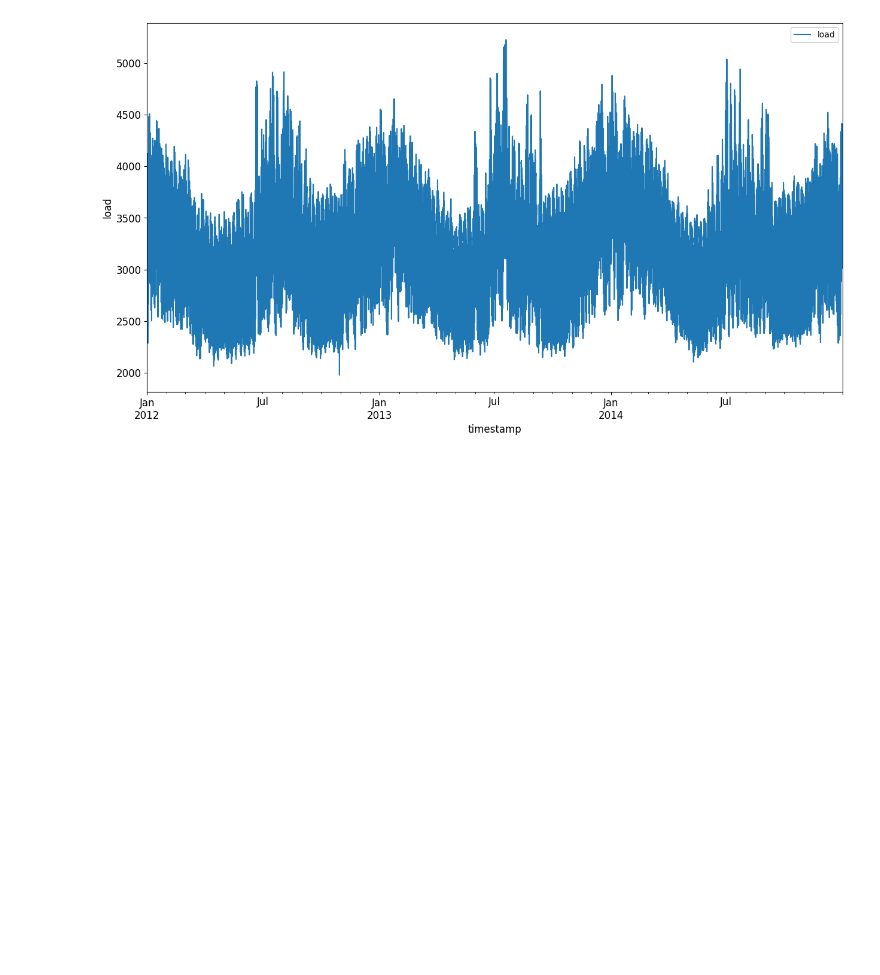
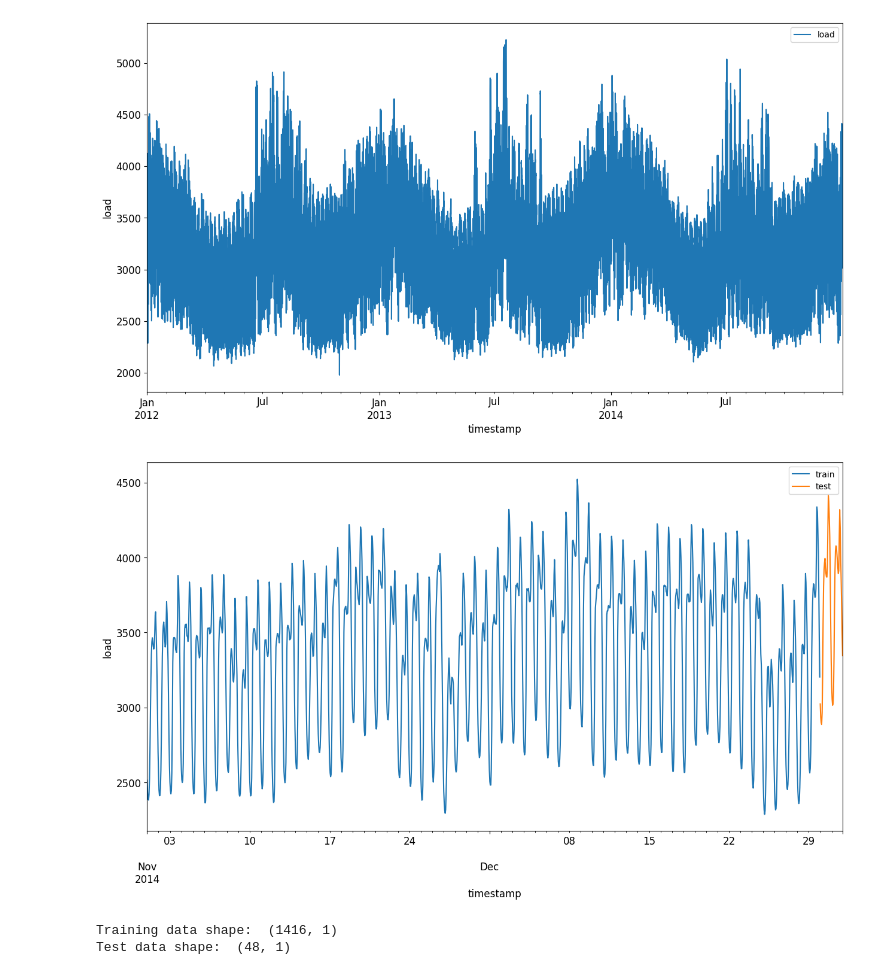
Before and after one commit to jsandtangen/Microsoft-ML-Course, a Jupyter notebook: TimeSeries/SVR/notebook.ipynb, the cells around one changed output. Drawn from its saved outputs; the diff is of its cells as text; code cells hidden in the pictures; blank space fills up the shorter version.

Commit message:
Splitting data

```diff
--- a/TimeSeries/SVR/notebook.ipynb
+++ b/TimeSeries/SVR/notebook.ipynb
@@ -19,3 +19,24 @@ plt.ylabel('load', fontsize=12)
 plt.show()
 # %% [output]
 [figure]
+# %%
+train_start_dt = '2014-11-01 00:00:00'
+test_start_dt = '2014-12-30 00:00:00'
+# %%
+energy[(energy.index < test_start_dt) & (energy.index >= train_start_dt)][['load']].rename(columns={'load':'train'}) \
+    .join(energy[test_start_dt:][['load']].rename(columns={'load':'test'}), how='outer') \
+    .plot(y=['train', 'test'], figsize=(15, 8), fontsize=12)
+plt.xlabel('timestamp', fontsize=12)
+plt.ylabel('load', fontsize=12)
+plt.show()
+# %% [output]
+[figure, added]
+# %%
+train = energy.copy()[(energy.index >= train_start_dt) & (energy.index < test_start_dt)][['load']]
+test = energy.copy()[energy.index >= test_start_dt][['load']]
+
+print('Training data shape: ', train.shape)
+print('Test data shape: ', test.shape)
+# %% [output]
+Training data shape:  (1416, 1)
+Test data shape:  (48, 1)
```
Also changed, not shown: parts of 2 cells of this notebook.
